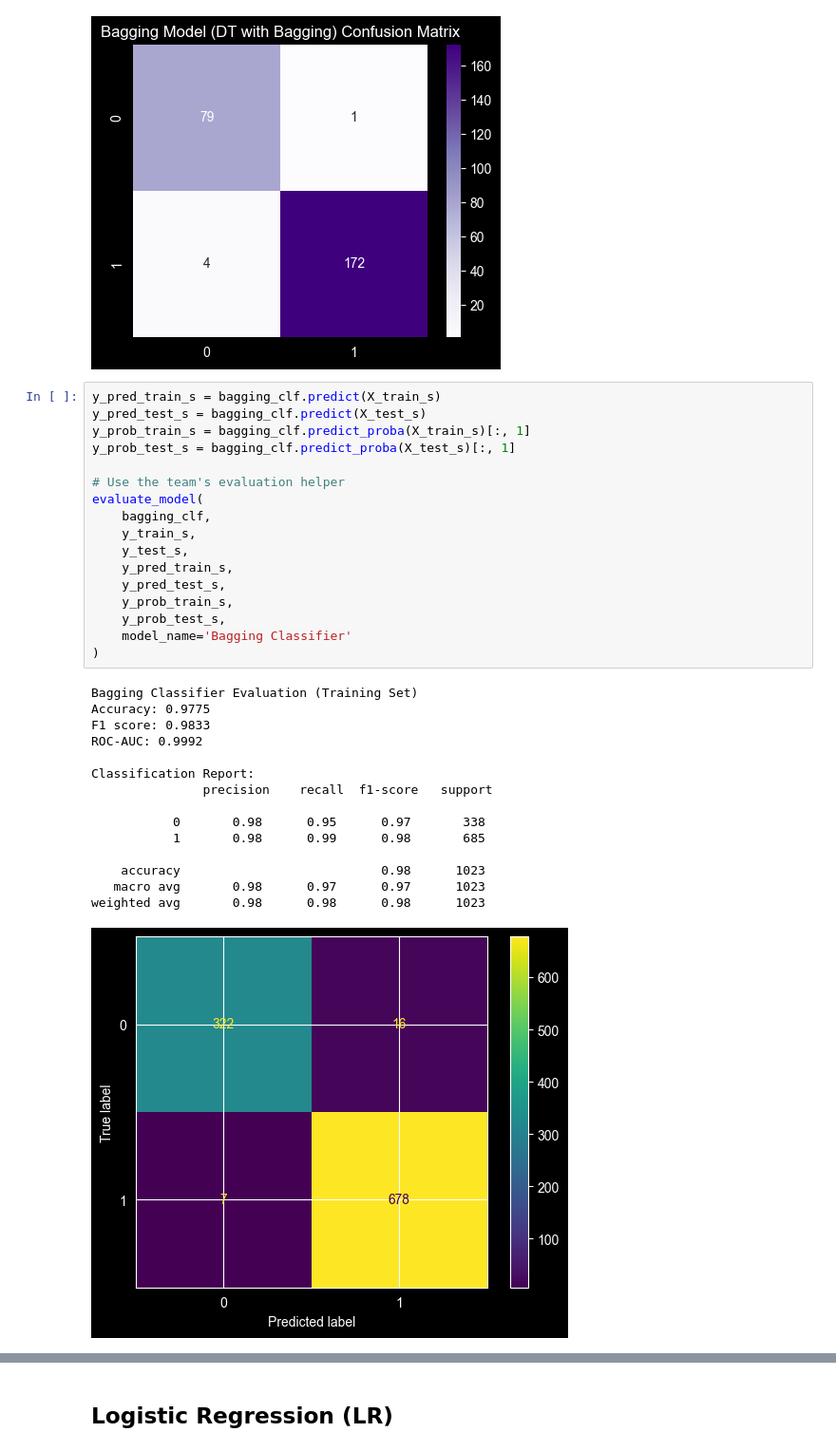
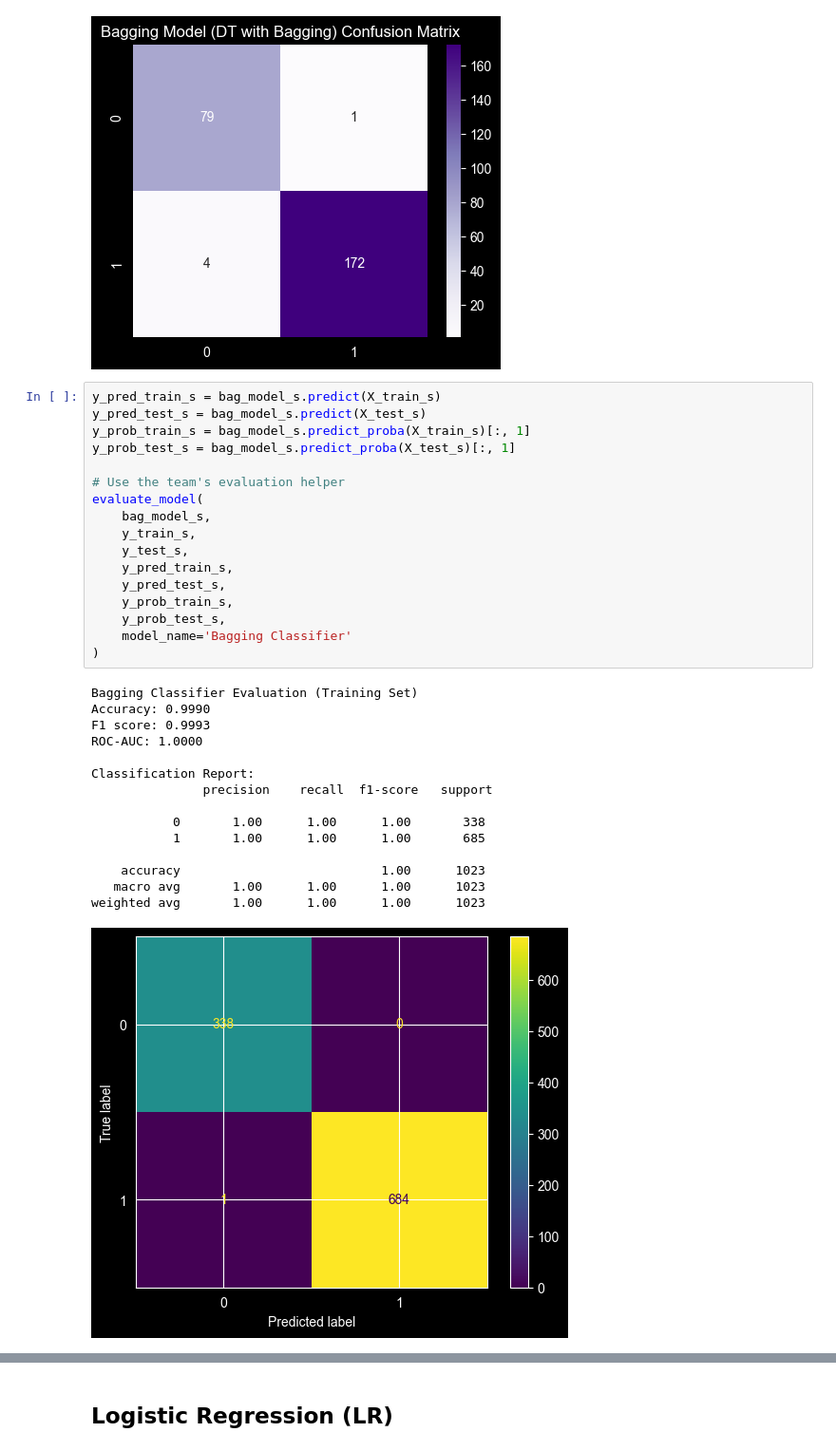
Before and after one commit to hazhalim/dmw-group-project, a Jupyter notebook: WIE3007_Group_Project_Group_11.ipynb, the cells around one changed output, grey strips where cells are left out. Shown at 95% size. Cells and saved outputs as stored; diff of their text form.

```diff
--- a/WIE3007_Group_Project_Group_11.ipynb
+++ b/WIE3007_Group_Project_Group_11.ipynb
@@ -498,36 +567,36 @@ plt.show()
 weighted avg       0.98      0.98      0.98       256
 [figure]
 # %%
-y_pred_train_s = bagging_clf.predict(X_train_s)
-y_pred_test_s = bagging_clf.predict(X_test_s)
-y_prob_train_s = bagging_clf.predict_proba(X_train_s)[:, 1]
-y_prob_test_s = bagging_clf.predict_proba(X_test_s)[:, 1]
+y_pred_train_s = bag_model_s.predict(X_train_s)
+y_pred_test_s = bag_model_s.predict(X_test_s)
+y_prob_train_s = bag_model_s.predict_proba(X_train_s)[:, 1]
+y_prob_test_s = bag_model_s.predict_proba(X_test_s)[:, 1]
 
 # Use the team's evaluation helper
 evaluate_model(
-    bagging_clf,
+    bag_model_s,
     y_train_s,
     y_test_s,
     y_pred_train_s,
     y_pred_test_s,
     y_prob_train_s,
     y_prob_test_s,
     model_name='Bagging Classifier'
 )
 # %% [output]
 Bagging Classifier Evaluation (Training Set)
-Accuracy: 0.9775
-F1 score: 0.9833
-ROC-AUC: 0.9992
+Accuracy: 0.9990
+F1 score: 0.9993
+ROC-AUC: 1.0000
 
 Classification Report:
                precision    recall  f1-score   support
 
-           0       0.98      0.95      0.97       338
-           1       0.98      0.99      0.98       685
+           0       1.00      1.00      1.00       338
+           1       1.00      1.00      1.00       685
 
-    accuracy                           0.98      1023
-   macro avg       0.98      0.97      0.97      1023
-weighted avg       0.98      0.98      0.98      1023
+    accuracy                           1.00      1023
+   macro avg       1.00      1.00      1.00      1023
+weighted avg       1.00      1.00      1.00      1023
-[figure, old version]
+[figure, new version]
 Bagging Classifier Evaluation (Testing Set)
```
Also changed, not shown: parts of 4 cells of this notebook.
